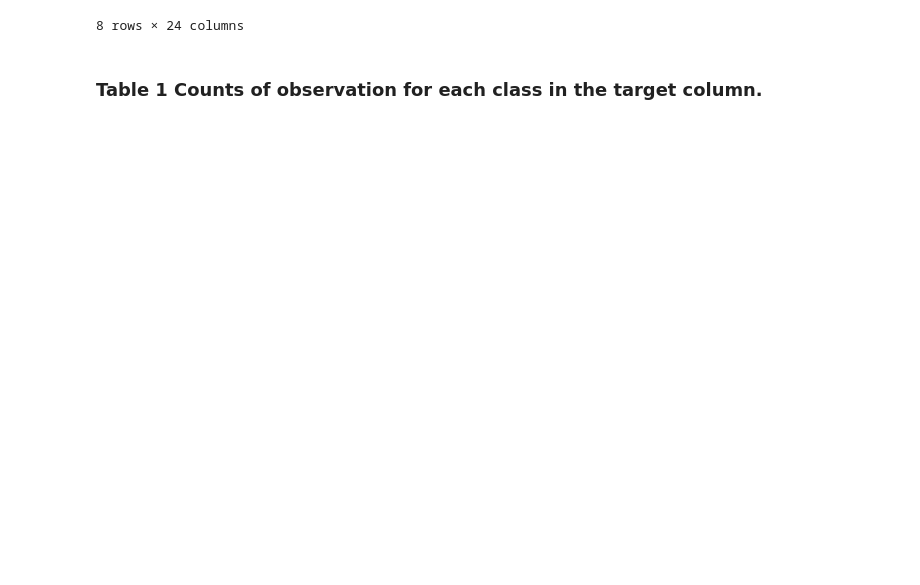
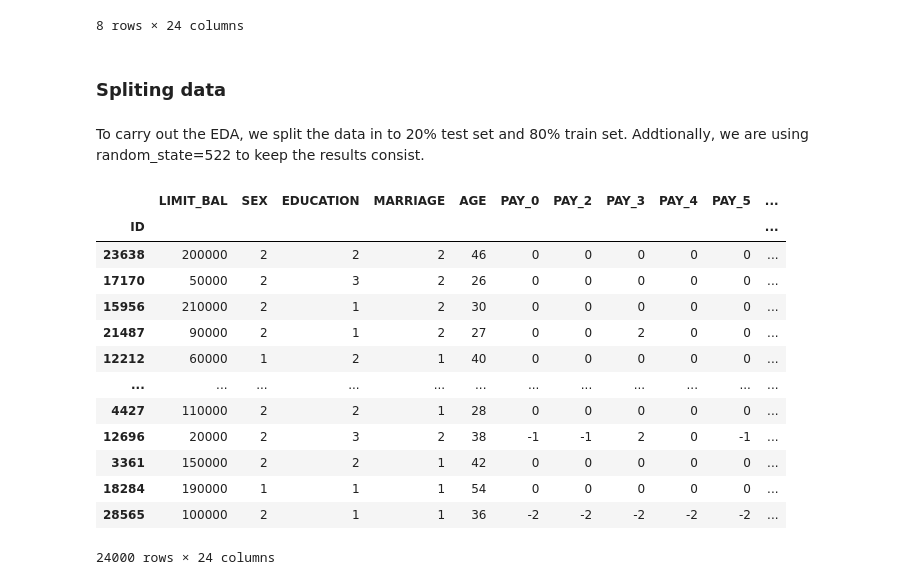
Before and after one commit to UBC-MDS/credit_default_prediction_group_20, a Jupyter notebook: src/EDA of data.ipynb, the cells around one changed output. Drawn from its saved outputs; the diff is of its cells as text; code cells hidden in the pictures; blank space fills up the shorter version.

```diff
--- a/src/EDA of data.ipynb
+++ b/src/EDA of data.ipynb
@@ -79,5 +77,26 @@ credit_df.describe()
 | 75% | 240000.000000 | 2.000000 | 2.000000 | 2.000000 | 41.000000 | 0.000000 | 0.000000 | 0.000000 | 0.000000 | 0.000000 | ... |
 | max | 1000000.000000 | 2.000000 | 6.000000 | 3.000000 | 79.000000 | 8.000000 | 8.000000 | 8.000000 | 8.000000 | 8.000000 | ... |
 8 rows × 24 columns
-# %% [markdown]
-### Table 1 Counts of observation for each class in the target column.
+# %% [markdown]
+### Spliting data
+# %% [markdown]
+To carry out the EDA, we split the data in to 20% test set and 80% train set. Addtionally, we are using random_state=522 to keep the results consist.
+# %%
+train_df, test_df = train_test_split(credit_df, test_size=0.2, random_state=522)
+# %%
+train_df
+# %% [output]
+|  | LIMIT_BAL | SEX | EDUCATION | MARRIAGE | AGE | PAY_0 | PAY_2 | PAY_3 | PAY_4 | PAY_5 | ... |
+| ID |  |  |  |  |  |  |  |  |  |  | ... |
+| 23638 | 200000 | 2 | 2 | 2 | 46 | 0 | 0 | 0 | 0 | 0 | ... |
+| 17170 | 50000 | 2 | 3 | 2 | 26 | 0 | 0 | 0 | 0 | 0 | ... |
+| 15956 | 210000 | 2 | 1 | 2 | 30 | 0 | 0 | 0 | 0 | 0 | ... |
+| 21487 | 90000 | 2 | 1 | 2 | 27 | 0 | 0 | 2 | 0 | 0 | ... |
+| 12212 | 60000 | 1 | 2 | 1 | 40 | 0 | 0 | 0 | 0 | 0 | ... |
+| ... | ... | ... | ... | ... | ... | ... | ... | ... | ... | ... | ... |
+| 4427 | 110000 | 2 | 2 | 1 | 28 | 0 | 0 | 0 | 0 | 0 | ... |
+| 12696 | 20000 | 2 | 3 | 2 | 38 | -1 | -1 | 2 | 0 | -1 | ... |
+| 3361 | 150000 | 2 | 2 | 1 | 42 | 0 | 0 | 0 | 0 | 0 | ... |
+| 18284 | 190000 | 1 | 1 | 1 | 54 | 0 | 0 | 0 | 0 | 0 | ... |
+| 28565 | 100000 | 2 | 1 | 1 | 36 | -2 | -2 | -2 | -2 | -2 | ... |
+24000 rows × 24 columns
```
Also changed, not shown: parts of 10 cells of this notebook.
